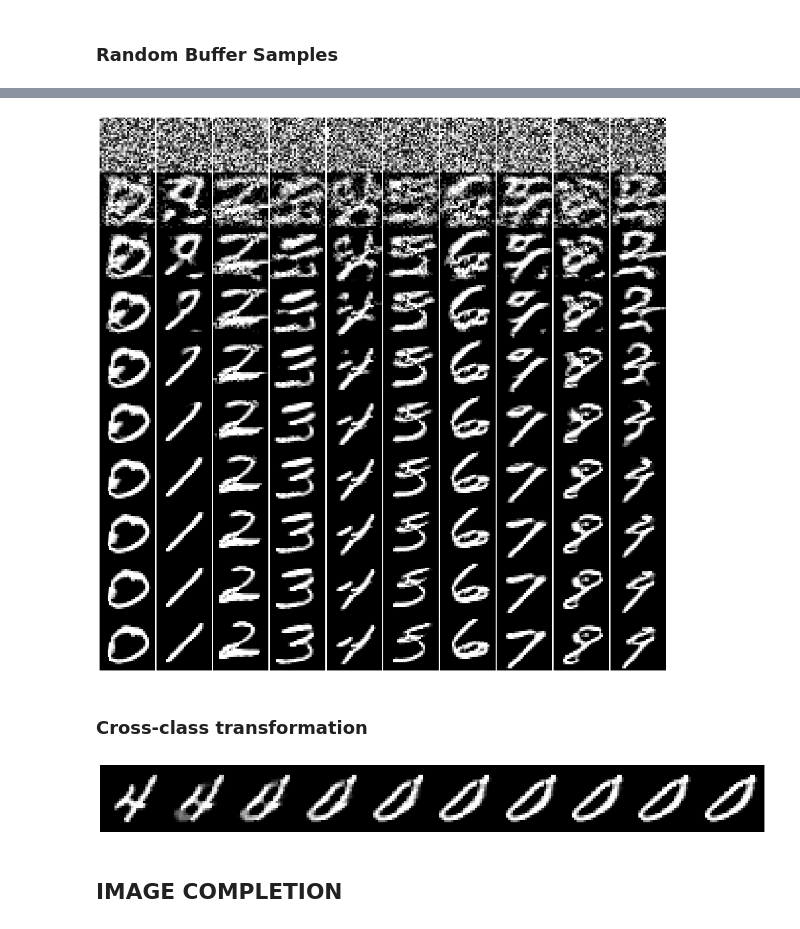
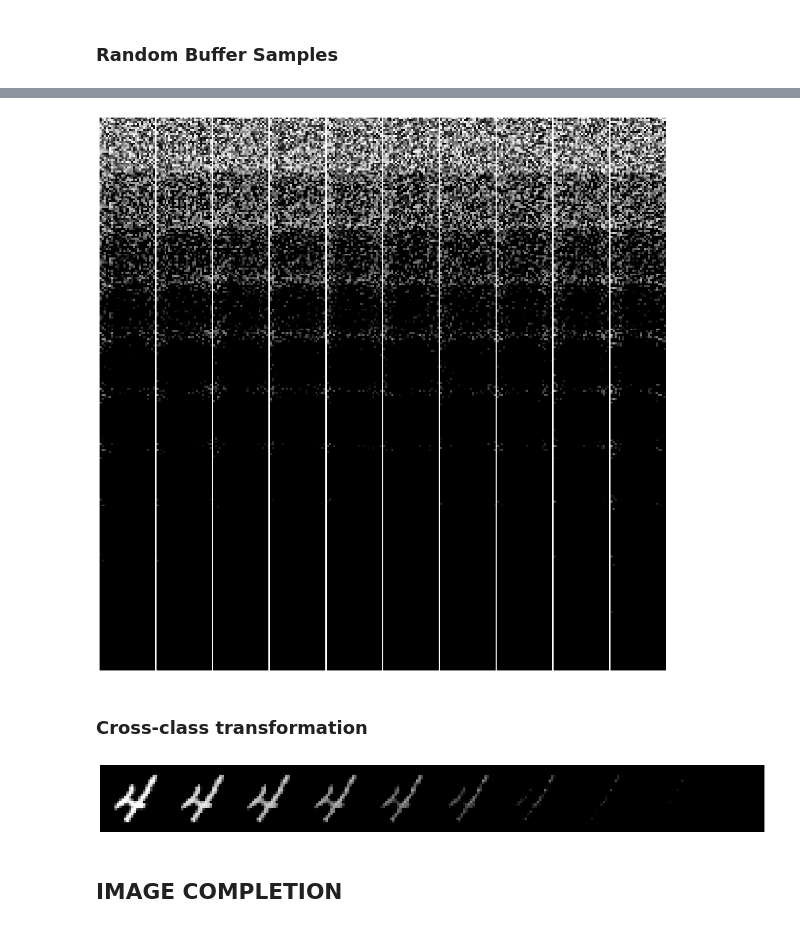
Before and after one commit to mshakerinava/IFT6269-A20-proj6, a Jupyter notebook: ift_project.ipynb, the cells around one changed output, grey strips where cells are left out. Cells and saved outputs as stored; diff of their text form; code cells hidden in the pictures.

```diff
--- a/ift_project.ipynb
+++ b/ift_project.ipynb
@@ -164,7 +183,14 @@ test_loader = torch.utils.data.DataLoader(mnist_test, batch_size=1) # REMARK: we
 # %%
 device = torch.device("cuda:0" if torch.cuda.is_available() else "cpu")
-print(device)
+print("Device:", device)
+
+example_data_batch, example_label_batch = next(iter(train_loader))
+example_i = 0
+example_data = example_data_batch[example_i]
+example_label = example_label_batch[example_i]
+print("Shape:", example_data.shape)
+print("Label:", example_label)
+plt.imshow(example_data.permute(1, 2, 0).squeeze())
+
 B = []
-input_size = 28*28
-output_size = 1
 # %% [output]
@@ -206,15 +239,17 @@ def loss_fcn(net, x_pos, x_neg, alpha, y=None):
 # %%
-CONDITIONAL = False
+CONDITIONAL = True
 num_classes = None
 if CONDITIONAL:
     num_classes = 10
-net = ResNet(in_dim=1, num_classes=num_classes).to(device)
+if DATASET == "MNIST":
+    n_channels = 1
+elif DATASET == "CIFAR10":
+    n_channels = 3
+net = ResNet(in_dim=n_channels, num_classes=num_classes).to(device)
 optimizer = optim.Adam(net.parameters(), lr=learning_rate, betas=(0.0, 0.999))
-
 
 B = []
 n_epochs = 3
-train_load_iter = iter(train_loader)
 
 for epoch in range(n_epochs):
     total_loss = 0
@@ -276,7 +310,7 @@ for i in range(10):
         idx = np.random.randint(len(B))
         plt.subplot(10, 10, i * 10 + j + 1)
         plt.axis('off')
-        plt.imshow(B[idx].view(28, 28).detach().cpu(), cmap='gray', vmin=0, vmax=1)
+        plt.imshow(B[idx].permute(2, 3, 1, 0).squeeze().detach().cpu(), cmap='gray', vmin=0, vmax=1)
 
-fig.savefig(image_path + 'ebm_mnist_buffer_.png', bbox_inches='tight', dpi=300)
+#fig.savefig(image_path + 'ebm_'+ DATASET + '_buffer_.png', bbox_inches='tight', dpi=300)
 # %% [output]
@@ -286,34 +320,31 @@ fig.savefig(image_path + 'ebm_mnist_buffer_.png', bbox_inches='tight', dpi=300)
 # %%
-STEPS = 15
-input_shape = [10, 1, 28, 28]
-# Start with 20 steps, random noise,
-#y = torch.LongTensor([3]*10).to(device)
+STEPS = 20
+input_shape = [10, *example_data.shape]
 y = torch.arange(10).to(device) if CONDITIONAL else None
 x_sample = [None] * 10
 x_sample[0] = sample(net, [], input_shape, lambdaa, sigma, device, y,  0)
-x_sample[1] = sample(net, [], input_shape, lambdaa, sigma, device, y,  STEPS, x0=x_sample[0])
-for i in range(2, 10):
+for i in range(1, 10):
     x_sample[i] = sample(net, [], input_shape, lambdaa, sigma, device, y, n_steps=STEPS, x0=x_sample[i - 1])
 
 fig = plt.figure(figsize=(20, 20))
 plt.subplots_adjust(left=None, bottom=None, right=None, top=None, wspace=0, hspace=0)
 
 for i in range(10):
     for j in range(10):
         plt.subplot(10, 10, i * 10 + j + 1)
         plt.axis('off')
-        plt.imshow(x_sample[i][j].view(28, 28).detach().cpu(), cmap='gray', vmin=0, vmax=1)
+        plt.imshow(x_sample[i][j].permute(2, 1, 0).squeeze().detach().cpu(), cmap='gray', vmin=0, vmax=1)
 
-fig.savefig(image_path + 'ebm_mnist_num_gen.png', bbox_inches='tight', dpi=300)
+#fig.savefig(image_path + 'ebm_' + DATASET + '_num_gen.png', bbox_inches='tight', dpi=300)
 # %% [output]
-[figure, old version]
+[figure, new version]
 # %% [markdown]
 ### Cross-class transformation
 # %%
 x_inputs, y_labels = next(iter(train_loader))
 x_input = x_inputs[9].to(device)
 y_label = y_labels[9]
-input_shape = [1, 1, 28, 28]
+input_shape = [1, *x_input.shape]
 output_label = torch.LongTensor([[0]]).to(device)
 x_sample = [None] * 10
 x_sample[0] = x_input[None, ...]
@@ -326,9 +357,9 @@ plt.subplots_adjust(left=None, bottom=None, right=None, top=None, wspace=0, hspa
 for i in range(10):
     plt.subplot(1, 10, i+1)
     plt.axis('off')
-    plt.imshow(x_sample[i].view(28, 28).detach().cpu(), cmap='gray', vmin=0, vmax=1)
+    plt.imshow(x_sample[i].permute(2, 3, 1, 0).squeeze().detach().cpu(), cmap='gray', vmin=0, vmax=1)
 # %% [output]
-[figure, old version]
+[figure, new version]
 # %% [markdown]
 ## **IMAGE COMPLETION**
 # %%
```
Also changed, not shown: parts of 17 cells of this notebook.
